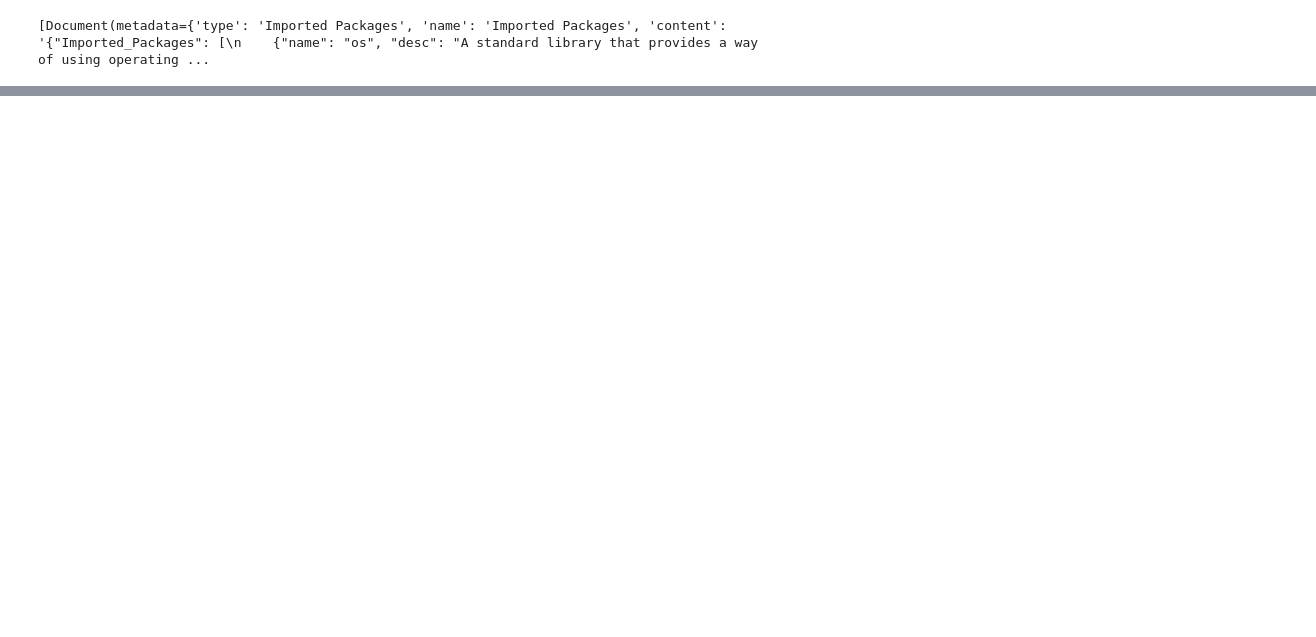
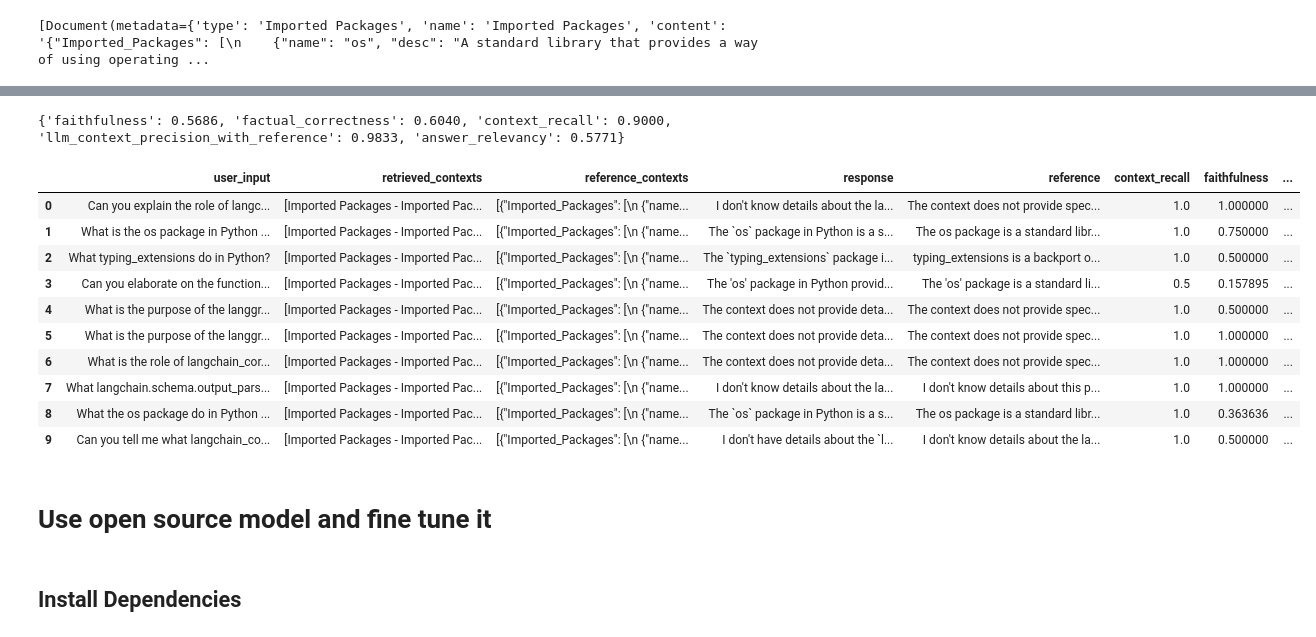
Before and after one commit to Mahinour1/Code_Documenter, a Jupyter notebook: code_documenter.ipynb, the cells around one changed output, grey strips where cells are left out. Saved outputs shown, nothing was run; the diff lists cells and outputs as text; code cells hidden in the pictures; blank space fills up the shorter version.

```diff
--- a/code_documenter.ipynb
+++ b/code_documenter.ipynb
@@ -710,0 +1329,19 @@ dataset.to_pandas()
+# %%
+openai_embedder_dataset = golden_dataset.copy()
+openai_embedder_dataset['response'] = None
+openai_embedder_dataset['retrieved_contexts'] = None
+
+# for test_row in openai_embedder_dataset:
+#   response = main_graph.invoke({"query" : test_row.eval_sample.user_input, 'code_language': 'Python'})
+#   test_row.eval_sample.response = response["response"]
+#   test_row.eval_sample.retrieved_contexts = [context.page_content for context in response["context"]]
+
+for index, row in openai_embedder_dataset.iterrows():
+    response = main_graph.invoke({"query": row.user_input, "code_language": "Python"})
+    print(response)
+    print(f'response \n {response["response"]}')
+    print(f'retrieved_context \n {[context.page_content for context in response["context"]]}')
+    openai_embedder_dataset.loc[index, 'response'] = response["response"]
+    openai_embedder_dataset.at[index, 'retrieved_contexts'] = [context.page_content for context in response["context"]]
+
+openai_embedder_dataset
@@ -710,0 +1377,43 @@ dataset.to_pandas()
+# %%
+from ragas import EvaluationDataset
+
+openai_evaluation_dataset = EvaluationDataset.from_pandas(openai_embedder_dataset)
+
+# Choose the evaluator LLM
+from ragas import evaluate
+from ragas.llms import LangchainLLMWrapper
+
+evaluator_llm = LangchainLLMWrapper(ChatOpenAI(model="gpt-4o-mini"))
+# Evaluate using RAGAS
+from ragas.metrics import LLMContextRecall, Faithfulness, FactualCorrectness, ResponseRelevancy, LLMContextPrecisionWithReference
+from ragas import evaluate, RunConfig
+
+custom_run_config = RunConfig(timeout=360)
+
+result = evaluate(
+    dataset=openai_evaluation_dataset,
+    metrics=[Faithfulness(), FactualCorrectness(), LLMContextRecall(), LLMContextPrecisionWithReference(), ResponseRelevancy()],
+    llm=evaluator_llm,
+    run_config=custom_run_config
+)
+result
+# %% [output]
+{'faithfulness': 0.5686, 'factual_correctness': 0.6040, 'context_recall': 0.9000, 'llm_context_precision_with_reference': 0.9833, 'answer_relevancy': 0.5771}
+# %%
+result.to_pandas()
+# %% [output]
+|  | user_input | retrieved_contexts | reference_contexts | response | reference | context_recall | faithfulness | ... |
+| 0 | Can you explain the role of langc... | [Imported Packages - Imported Pac... | [{"Imported_Packages": [\n {"name... | I don't know details about the la... | The context does not provide spec... | 1.0 | 1.000000 | ... |
+| 1 | What is the os package in Python ... | [Imported Packages - Imported Pac... | [{"Imported_Packages": [\n {"name... | The `os` package in Python is a s... | The os package is a standard libr... | 1.0 | 0.750000 | ... |
+| 2 | What typing_extensions do in Python? | [Imported Packages - Imported Pac... | [{"Imported_Packages": [\n {"name... | The `typing_extensions` package i... | typing_extensions is a backport o... | 1.0 | 0.500000 | ... |
+| 3 | Can you elaborate on the function... | [Imported Packages - Imported Pac... | [{"Imported_Packages": [\n {"name... | The 'os' package in Python provid... | The 'os' package is a standard li... | 0.5 | 0.157895 | ... |
+| 4 | What is the purpose of the langgr... | [Imported Packages - Imported Pac... | [{"Imported_Packages": [\n {"name... | The context does not provide deta... | The context does not provide spec... | 1.0 | 0.500000 | ... |
+| 5 | What is the purpose of the langgr... | [Imported Packages - Imported Pac... | [{"Imported_Packages": [\n {"name... | The context does not provide deta... | The context does not provide spec... | 1.0 | 1.000000 | ... |
+| 6 | What is the role of langchain_cor... | [Imported Packages - Imported Pac... | [{"Imported_Packages": [\n {"name... | The context does not provide deta... | The context does not provide spec... | 1.0 | 1.000000 | ... |
+| 7 | What langchain.schema.output_pars... | [Imported Packages - Imported Pac... | [{"Imported_Packages": [\n {"name... | I don't know details about the la... | I don't know details about this p... | 1.0 | 1.000000 | ... |
+| 8 | What the os package do in Python ... | [Imported Packages - Imported Pac... | [{"Imported_Packages": [\n {"name... | The `os` package in Python is a s... | The os package is a standard libr... | 1.0 | 0.363636 | ... |
+| 9 | Can you tell me what langchain_co... | [Imported Packages - Imported Pac... | [{"Imported_Packages": [\n {"name... | I don't have details about the `l... | I don't know details about the la... | 1.0 | 0.500000 | ... |
+# %% [markdown]
+# Use open source model and fine tune it
+# %% [markdown]
+## Install Dependencies
```
Also changed, not shown: parts of 102 cells of this notebook.
